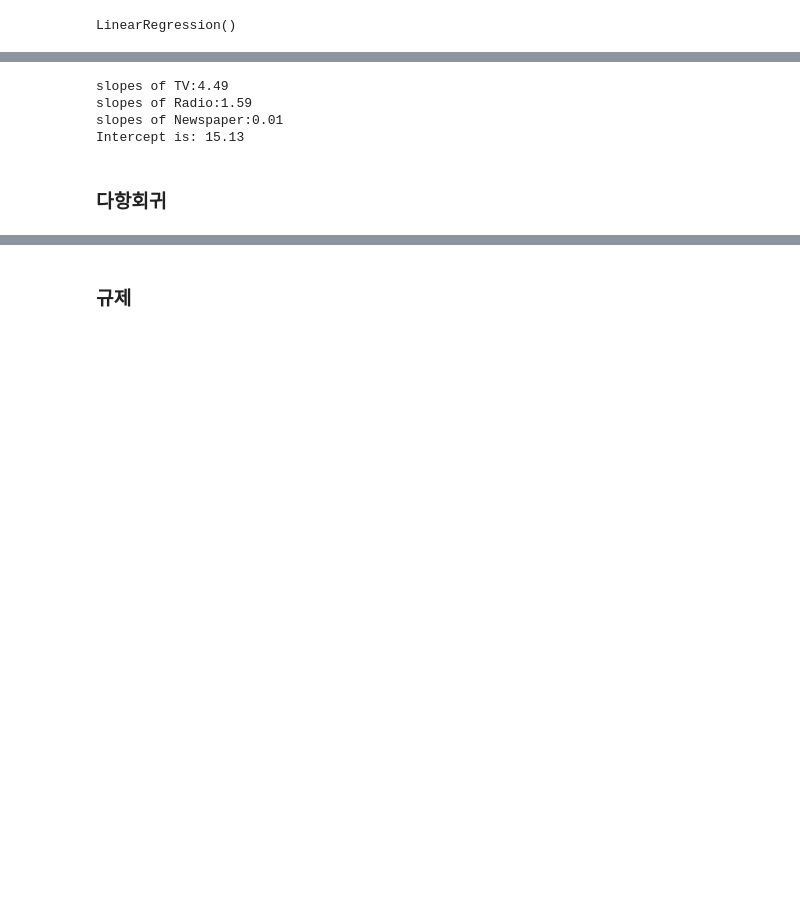
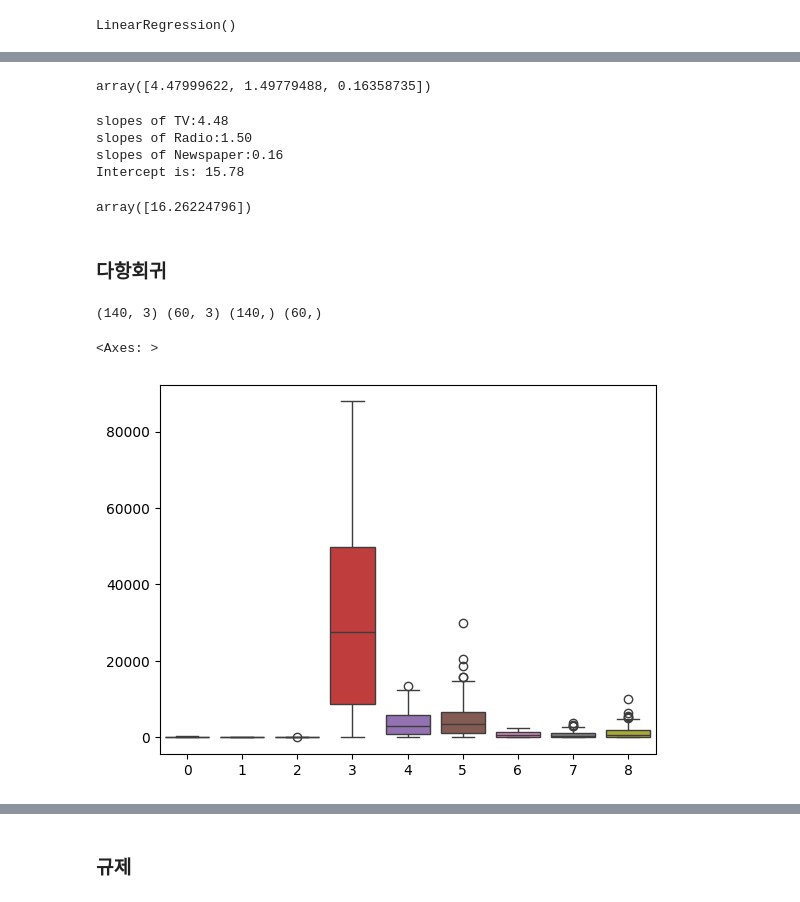
Before and after one commit to jiminxchris/pythonmlproject20260424, a Jupyter notebook: 01_회귀_광고.ipynb, the cells around one changed output, grey strips where cells are left out. Cells and saved outputs as stored; diff of their text form; code cells hidden in the pictures; blank space fills up the shorter version.

Commit message:
다항회귀

```diff
--- a/01_회귀_광고.ipynb
+++ b/01_회귀_광고.ipynb
@@ -312,17 +324,25 @@ r2_score:0.90
+# %%
+lr_model2.coef_
+# %% [output]
+array([4.47999622, 1.49779488, 0.16358735])
 # %%
 # 기울기 계수
-w2 = # TODO:YOUR_CODE_HERE
+w2 = lr_model2.coef_ # TODO:YOUR_CODE_HERE
 print(f'slopes of TV:{w2[0]:.2f}')
 print(f'slopes of Radio:{w2[1]:.2f}')
 print(f'slopes of Newspaper:{w2[2]:.2f}')
 
 # 절편
-b2 = # TODO:YOUR_CODE_HERE
+b2 = lr_model2.intercept_ # TODO:YOUR_CODE_HERE
 print('Intercept is:', b2.round(2))
 # %% [output]
-slopes of TV:4.49
-slopes of Radio:1.59
-slopes of Newspaper:0.01
-Intercept is: 15.13
+slopes of TV:4.48
+slopes of Radio:1.50
+slopes of Newspaper:0.16
+Intercept is: 15.78
 # %%
 # 새로운 값 예측하기 [[180,18,3]]
+new_data = scaler.transform([[180,18,3]])
+lr_model2.predict(new_data)
+# %% [output]
+array([16.26224796])
@@ -332,0 +353,20 @@ Intercept is: 15.13
+# %%
+X_data2 = advertising.drop(['Sales'],axis=1)
+y_data2 = advertising['Sales'] # TODO:YOUR_CODE_HERE
+# %%
+X_train2, X_test2, y_train2, y_test2 = train_test_split(X_data2, y_data2, test_size=0.3, random_state = 42)
+print(X_train2.shape, X_test2.shape, y_train2.shape, y_test2.shape)
+# %% [output]
+(140, 3) (60, 3) (140,) (60,)
+# %%
+# 다항회귀
+from sklearn.preprocessing import PolynomialFeatures
+
+poly = PolynomialFeatures(degree=2, include_bias=False)
+x_train_poly = poly.fit_transform(X_train2)
+x_test_poly = poly.transform(X_test2)
+# %%
+sns.boxplot(x_train_poly)
+# %% [output]
+<Axes: >
+[figure, added]
```
Also changed, not shown: parts of 17 cells of this notebook.
